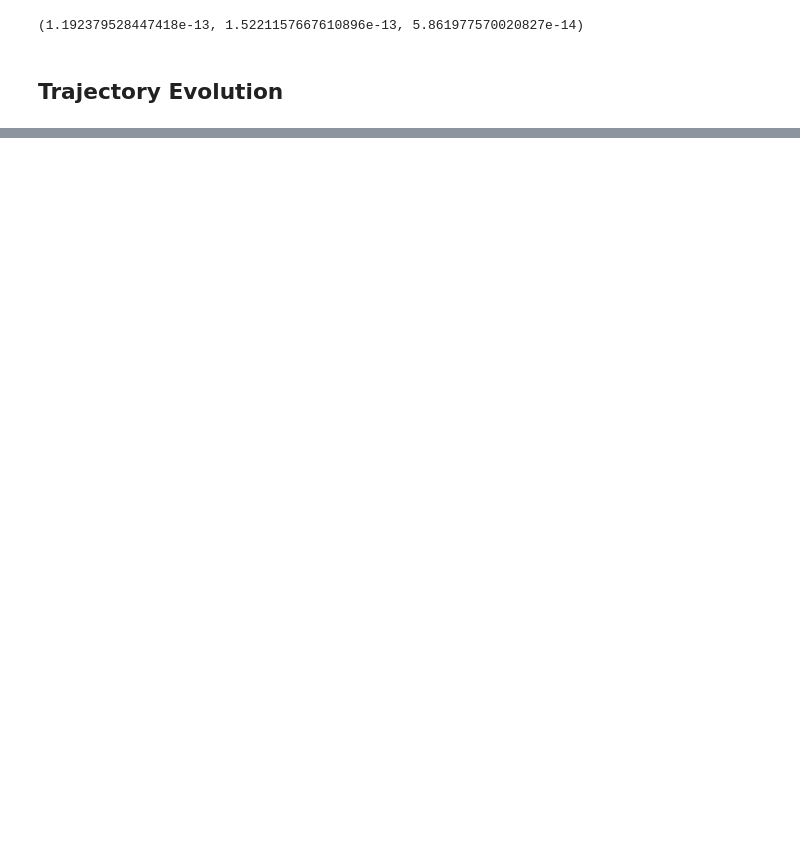
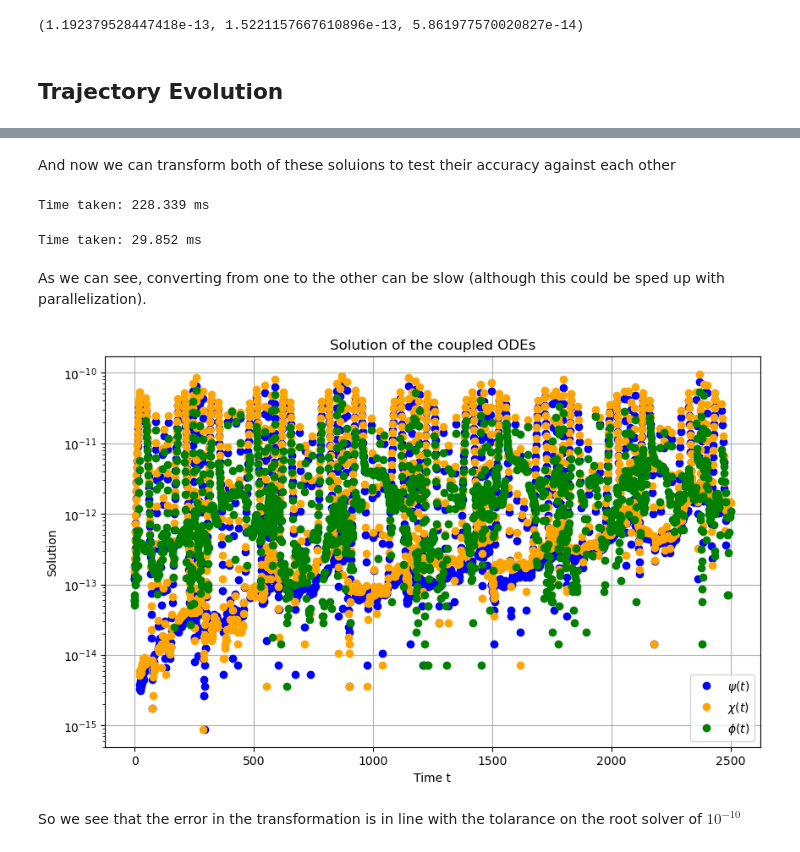
Before and after one commit to Philip-Lynch/KerrOrbitalAngleConversion, a Jupyter notebook: examples/example.ipynb, the cells around one changed output, grey strips where cells are left out. Drawn from its saved outputs; the diff is of its cells as text; code cells hidden in the pictures; blank space fills up the shorter version.

```diff
--- a/examples/example.ipynb
+++ b/examples/example.ipynb
@@ -19,9 +27,5 @@ import numpy as np
 # %%
-num = 10
 a = 0.9
 p = 10
 e = 0.3
 x = 0.8
-psi = 1.2
-chi = 0.5
-phi = 10
@@ -75,0 +92,6 @@ kac.pyAzimuthalFrequency(a,p,e,x)
+# %%
+# Assign initial conditions
+initial_conditions = [psi0,chi0,phi0]
+
+# Time span for the solution
+t_span = (0, 2500)
@@ -75,0 +135,59 @@ kac.pyAzimuthalFrequency(a,p,e,x)
+# %% [markdown]
+And now we can transform both of these soluions to test their accuracy against each other
+# %%
+psi_from_AA = np.zeros(len(t))
+chi_from_AA = np.zeros(len(t))
+phi_from_AA = np.zeros(len(t))
+
+time = perf_counter()
+for i in range(len(t)):
+    (psi_from_AA[i],chi_from_AA[i],phi_from_AA[i] ) = kac.pyBoyerLindquistPhasesToDarwinPhases(a,p,e,x,Phi_r[i],Phi_theta[i],Phi_phi[i])
+
+# Print the time taken
+total_time = (perf_counter() - time) *1000
+print("Time taken: %.3f ms" % total_time)
+# %% [output]
+Time taken: 228.339 ms
+# %%
+Phi_r_from_QK = np.zeros(len(t))
+Phi_theta_from_QK = np.zeros(len(t))
+Phi_phi_from_QK = np.zeros(len(t))
+
+time = perf_counter()
+for i in range(len(t)):
+    (Phi_r_from_QK[i],Phi_theta_from_QK[i],Phi_phi_from_QK[i] ) = kac.pyDarwinPhasesToBoyerLindquistPhases(a,p,e,x,psi[i],chi[i],phi[i])
+
+# Print the time taken
+total_time = (perf_counter() - time) * 1000
+print("Time taken: %.3f ms" % total_time )
+# %% [output]
+Time taken: 29.852 ms
+# %% [markdown]
+As we can see, converting from one to the other can be slow (although this could be sped up with parallelization).
+# %%
+plt.figure(figsize=(10, 6))
+
+# Plot x(t)
+plt.yscale('log')
+plt.plot(t, abs(psi - psi_from_AA),color='blue',marker= 'o', linestyle= 'none',label='$\psi (t)$')
+plt.plot(t, abs(chi - chi_from_AA), color='orange',marker= 'o', linestyle= 'none',label='$\chi (t)$')
+plt.plot(t, abs(phi - phi_from_AA), color='green',marker= 'o', linestyle= 'none', label='$\phi (t)$')
+# Plot y(t)
+#plt.plot(t, Phi_r, label='$\chi (t)$', color='orange')
+
+
+#plt.plot(t, psi_from_AA, label='$\psi (t)$ from Action Angles', color='red',linestyle='dashed')
+
+# Labels and title
+plt.xlabel('Time t')
+plt.ylabel('Solution')
+plt.title('Solution of the coupled ODEs')
+plt.legend()
+
+# Show the plot
+plt.grid(True)
+plt.show()
+# %% [output]
+[figure, added]
+# %% [markdown]
+So we see that the error in the transformation is in line with the tolarance on the root solver of $10^{-10}$
```
Also changed, not shown: parts of 31 cells of this notebook, 1 other file.
